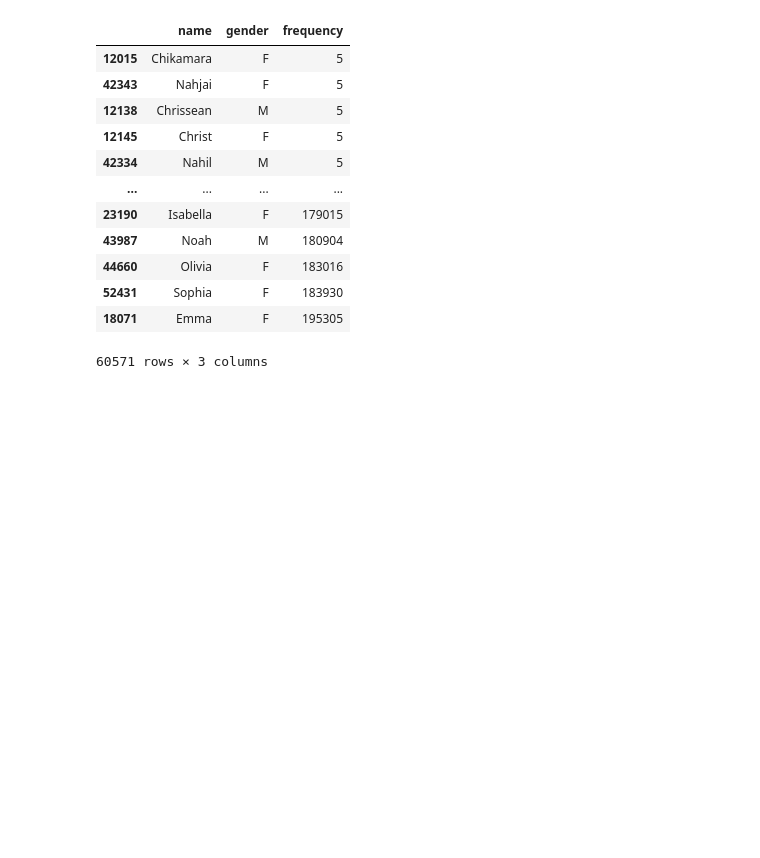
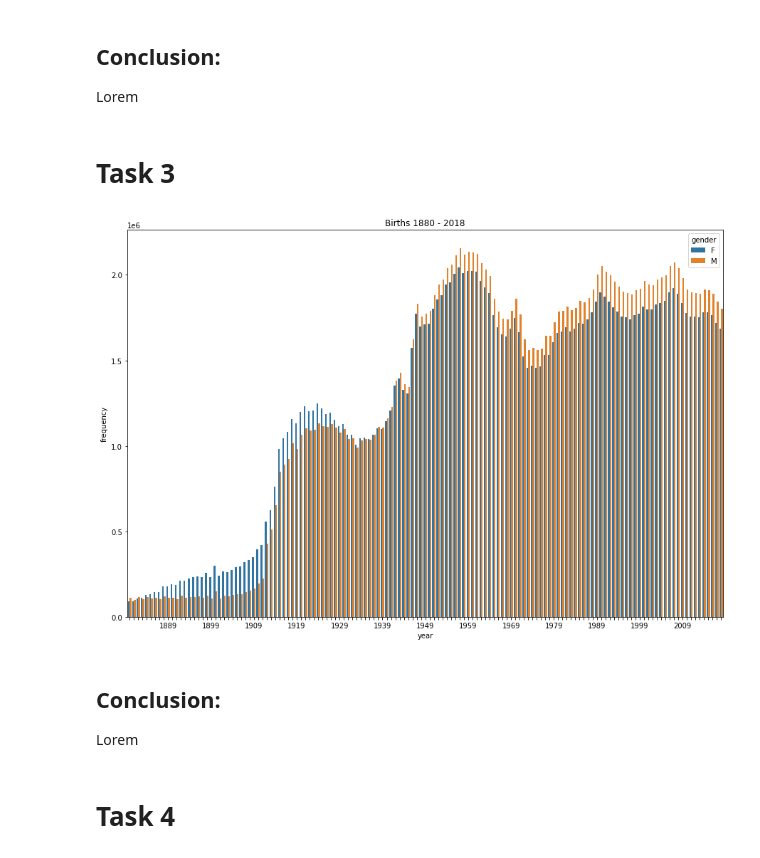
Before and after one commit to luis-valdez/data_analysis, a Jupyter notebook: Laboratory 03.ipynb, the cells around one changed output. Drawn from its saved outputs; the diff is of its cells as text; code cells hidden in the pictures; blank space fills up the shorter version.

```diff
--- a/Laboratory 03.ipynb
+++ b/Laboratory 03.ipynb
@@ -70,11 +56,11 @@ df3.sort_values(by=['frequency'])
 # %%
-for i in range(2009, 2018):
-    year = i
+for i in range(1990, 2000):
     next_year = i + 1
-    if year == 2009:
-        df = pd.read_csv('data/names/yob%s.txt' % year, sep=",", header=None, names=["name", "gender", "frequency"])
+    if i == 1990:
+        df = pd.read_csv('data/names/yob%s.txt' % i, sep=",", header=None, names=["name", "gender", "frequency"])
         df2 = pd.read_csv('data/names/yob%s.txt' % next_year, sep=",", header=None, names=["name", "gender", "frequency"])
         df=pd.concat([df, df2]).groupby(['name', 'gender']).sum().reset_index()
     else:
         df2 = pd.read_csv('data/names/yob%s.txt' % next_year, sep=",", header=None, names=["name", "gender", "frequency"])
         df=pd.concat([df, df2]).groupby(['name', 'gender']).sum().reset_index()
+df
@@ -81,18 +81,45 @@ for i in range(2009, 2018):
-# %%
-df= df.sort_values(by=['frequency'])
-# %%
-df
-# %% [output]
-|  | name | gender | frequency |
-| 12015 | Chikamara | F | 5 |
-| 42343 | Nahjai | F | 5 |
-| 12138 | Chrissean | M | 5 |
-| 12145 | Christ | F | 5 |
-| 42334 | Nahil | M | 5 |
-| ... | ... | ... | ... |
-| 23190 | Isabella | F | 179015 |
-| 43987 | Noah | M | 180904 |
-| 44660 | Olivia | F | 183016 |
-| 52431 | Sophia | F | 183930 |
-| 18071 | Emma | F | 195305 |
-60571 rows × 3 columns
+# %% [markdown]
+## Conclusion:
+Lorem
+# %% [markdown]
+# Task 3
+# %%
+
+for i in range(1880, 2018):
+    next_year = i + 1
+    if i == 1880:
+        #Prepare first df
+        df_temp = pd.read_csv('data/names/yob%s.txt' % i, sep=",", header=None, names=["name", "gender", "frequency"])
+        df_temp=df_temp.groupby('gender').sum().reset_index()
+        df_temp['year'] = i
+        #Prepare 2nd df
+        df_temp_2 = pd.read_csv('data/names/yob%s.txt' % next_year, sep=",", header=None, names=["name", "gender", "frequency"])
+        df_temp_2 = df_temp_2.groupby('gender').sum().reset_index()
+        df_temp_2['year'] = next_year
+        #Concatenate
+        df = pd.concat([df_temp,df_temp_2])
+    else:
+        df_temp = pd.read_csv('data/names/yob%s.txt' % next_year, sep=",", header=None, names=["name", "gender", "frequency"])
+        df_temp=df_temp.groupby('gender').sum().reset_index()
+        df_temp['year'] = next_year
+        df = pd.concat([df,df_temp])
+# %%
+ax=sns.barplot(data=df, x='year', y='frequency', hue='gender')
+fig = plt.gcf()
+fig.set_size_inches(15, 10)
+ax.set_title('Births 1880 - 2018')
+i=0
+for label in ax.get_xticklabels()[::1]:
+    i += 1
+    if not i % 10 == 0:
+        label.set_visible(False)
+
+
+plt.show()
+# %% [output]
+[figure, added]
+# %% [markdown]
+## Conclusion:
+Lorem
+# %% [markdown]
+# Task 4
```
Also changed, not shown: parts of 13 cells of this notebook.
